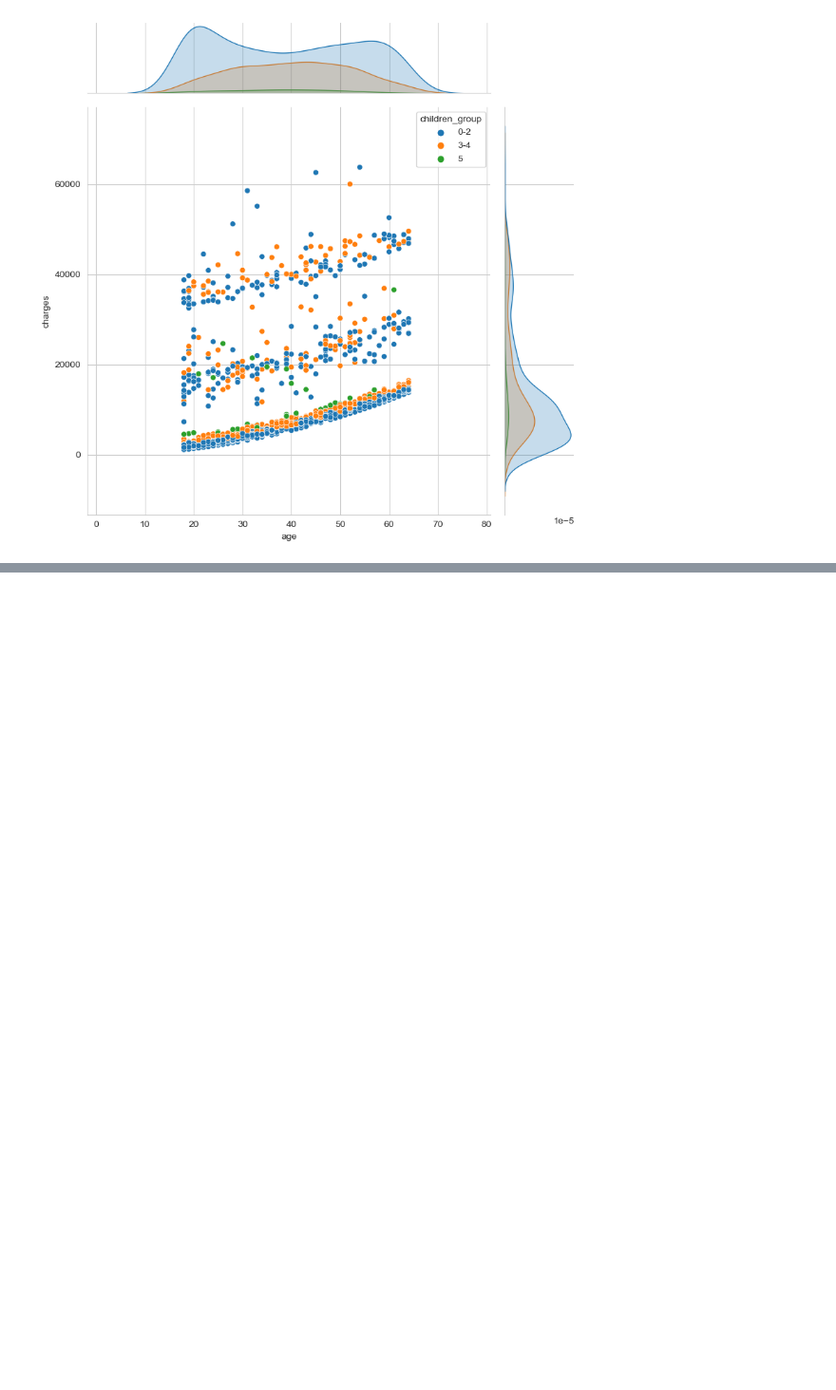
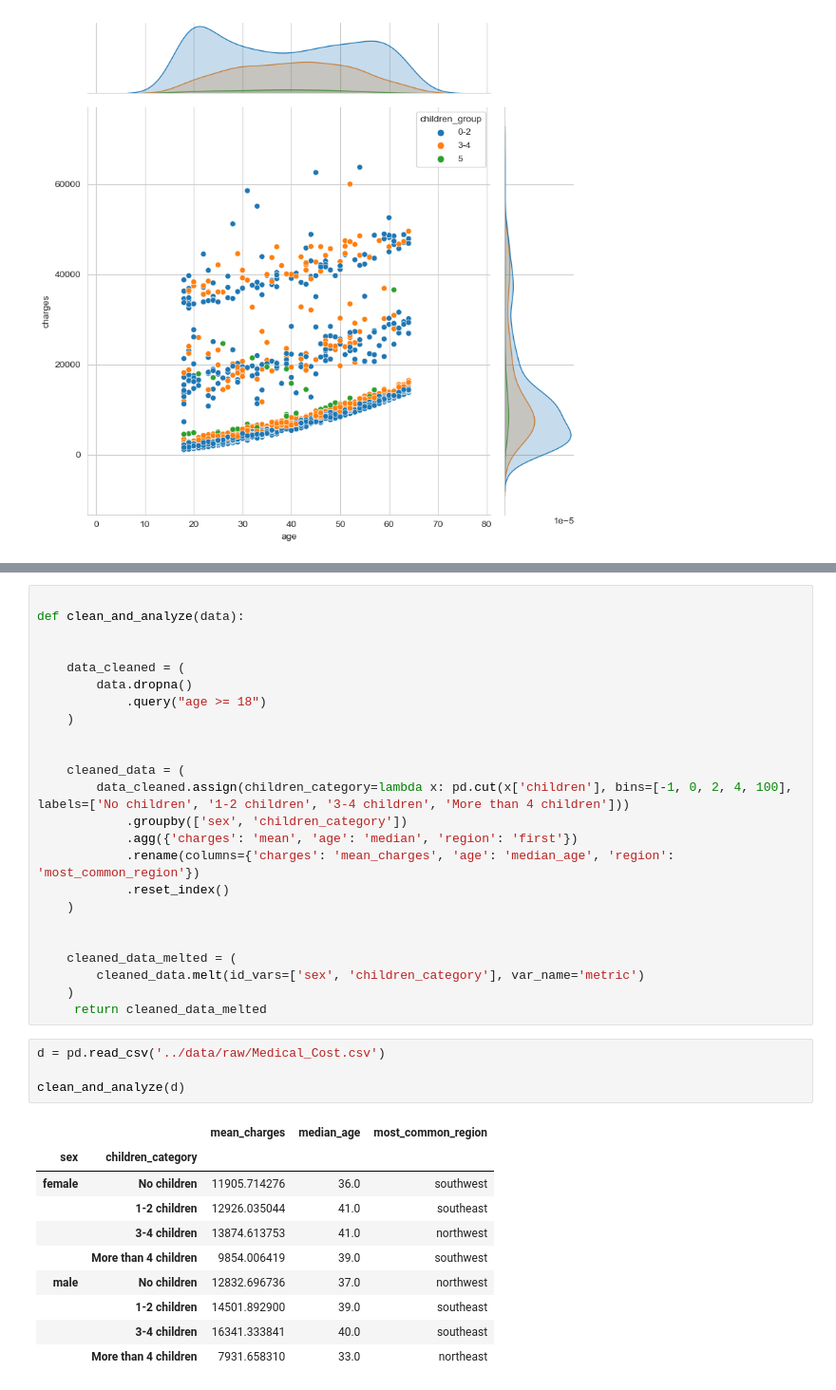
Before and after one commit to ubco-W2022T2-data301/project-group-group40, a Jupyter notebook: analysis/analysis1.ipynb, the cells around one changed output, grey strips where cells are left out. Shown at 95% size. Cells and saved outputs as stored; diff of their text form; blank space fills up the shorter version.

```diff
--- a/analysis/analysis1.ipynb
+++ b/analysis/analysis1.ipynb
@@ -79,0 +192,39 @@ sns.jointplot(y='charges', x='age', hue='children_group', data=project_data, hei
+# %%
+
+def clean_and_analyze(data):
+
+
+    data_cleaned = (
+        data.dropna()
+            .query("age >= 18")
+    )
+
+
+    cleaned_data = (
+        data_cleaned.assign(children_category=lambda x: pd.cut(x['children'], bins=[-1, 0, 2, 4, 100], labels=['No children', '1-2 children', '3-4 children', 'More than 4 children']))
+            .groupby(['sex', 'children_category'])
+            .agg({'charges': 'mean', 'age': 'median', 'region': 'first'})
+            .rename(columns={'charges': 'mean_charges', 'age': 'median_age', 'region': 'most_common_region'})
+            .reset_index()
+    )
+
+
+    cleaned_data_melted = (
+        cleaned_data.melt(id_vars=['sex', 'children_category'], var_name='metric')
+    )
+     return cleaned_data_melted
+# %%
+d = pd.read_csv('../data/raw/Medical_Cost.csv')
+
+clean_and_analyze(d)
+# %% [output]
+|  |  | mean_charges | median_age | most_common_region |
+| sex | children_category |  |  |  |
+| female | No children | 11905.714276 | 36.0 | southwest |
+|  | 1-2 children | 12926.035044 | 41.0 | southeast |
+|  | 3-4 children | 13874.613753 | 41.0 | northwest |
+|  | More than 4 children | 9854.006419 | 39.0 | southwest |
+| male | No children | 12832.696736 | 37.0 | northwest |
+|  | 1-2 children | 14501.892900 | 39.0 | southeast |
+|  | 3-4 children | 16341.333841 | 40.0 | southeast |
+|  | More than 4 children | 7931.658310 | 33.0 | northeast |
```
Also changed, not shown: parts of 9 cells of this notebook, 3 other files.
